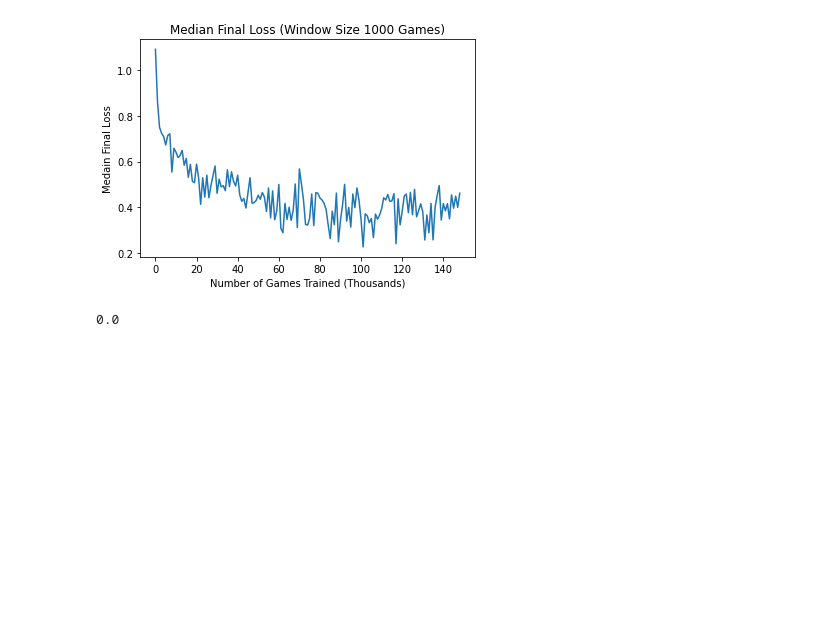
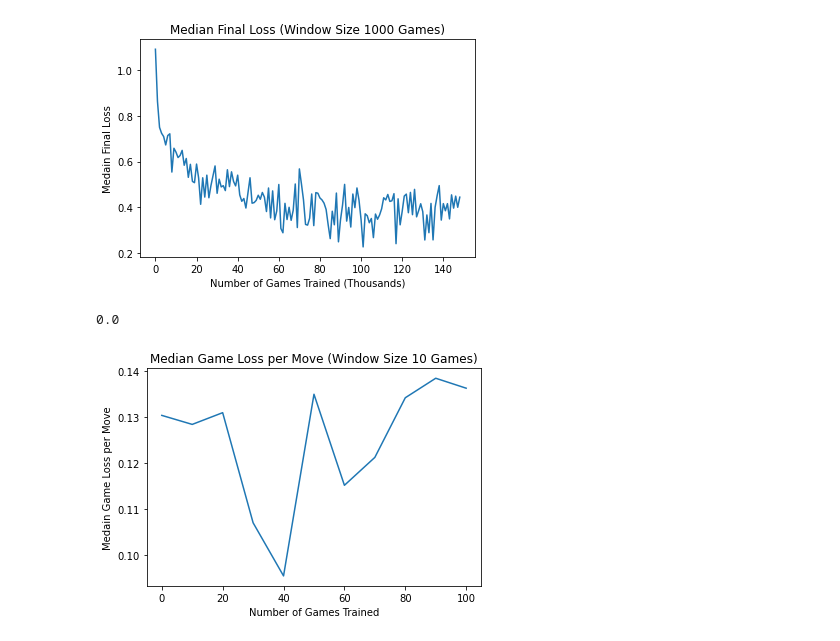
Before and after one commit to kmcushing/Backgammon, a Jupyter notebook: results_analysis.ipynb, the cells around one changed output. Drawn from its saved outputs; the diff is of its cells as text; code cells hidden in the pictures; blank space fills up the shorter version.

Commit message:
Plot Training Results

```diff
--- a/results_analysis.ipynb
+++ b/results_analysis.ipynb
@@ -85,3 +87,18 @@ plt.show()
 np.array([2,1,-1,-2]) @ np.array([0.5,0,0,0.5])
 # %% [output]
 0.0
+# %%
+results = pd.read_csv('data/training_results.csv')
+n = 10
+results2 = results.copy()
+results2['group'] = results2.index // n
+results2 = results2.iloc[:-1]
+grouped_results = results2.groupby('group').median()
+# %%
+plt.plot([10 * i for i in range(len(grouped_results))], grouped_results['avg_loss'])
+plt.title('Median Game Loss per Move (Window Size 10 Games)')
+plt.ylabel('Medain Game Loss per Move')
+plt.xlabel('Number of Games Trained')
+plt.show()
+# %% [output]
+[figure, added]
```
Also changed, not shown: parts of 8 cells of this notebook, 54 other files.
